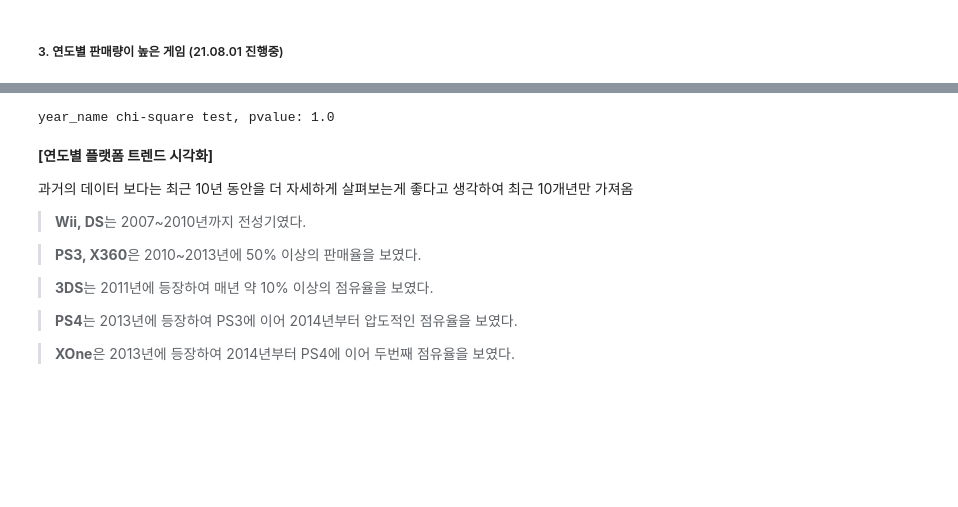
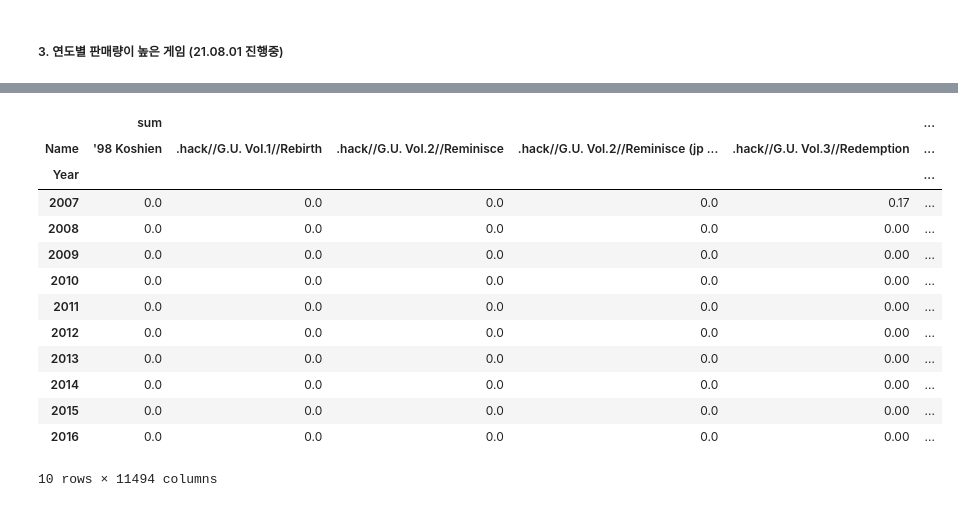
Before and after one commit to jiho-kang/Data_Analysis_Project, a Jupyter notebook: Video Game Sales/data_analysis_for_new_game_launching.ipynb, the cells around one changed output, grey strips where cells are left out. Cells and saved outputs as stored; diff of their text form; code cells hidden in the pictures; blank space fills up the shorter version.

```diff
--- a/Video Game Sales/data_analysis_for_new_game_launching.ipynb
+++ b/Video Game Sales/data_analysis_for_new_game_launching.ipynb
@@ -556,25 +781,20 @@ plt.show();
 # %%
-from scipy.stats import chi2_contingency
-
-# 연도 x 플랫폼 데이터 생성
-year_name = pd.DataFrame(df.pivot_table(index='Name',columns='Year',values='Total_Sales',aggfunc=['sum'], fill_value=0, margins=True))
-
-# chi-square test 실행
-year_name_chi2 = chi2_contingency(year_name,correction=False)
-print('year_name chi-square test, pvalue:', year_name_chi2[1])
+year_name = pd.DataFrame(df.pivot_table(index='Year',columns='Name',values='Total_Sales',aggfunc=['sum'], fill_value=0, margins=True))
+year_name = year_name.iloc[-13:-3]
+year_name.T
+year_name
 # %% [output]
+|  | sum |  |  |  |  | ... |
+| Name | '98 Koshien | .hack//G.U. Vol.1//Rebirth | .hack//G.U. Vol.2//Reminisce | .hack//G.U. Vol.2//Reminisce (jp ... | .hack//G.U. Vol.3//Redemption | ... |
+| Year |  |  |  |  |  | ... |
+| 2007 | 0.0 | 0.0 | 0.0 | 0.0 | 0.17 | ... |
+| 2008 | 0.0 | 0.0 | 0.0 | 0.0 | 0.00 | ... |
+| 2009 | 0.0 | 0.0 | 0.0 | 0.0 | 0.00 | ... |
+| 2010 | 0.0 | 0.0 | 0.0 | 0.0 | 0.00 | ... |
+| 2011 | 0.0 | 0.0 | 0.0 | 0.0 | 0.00 | ... |
+| 2012 | 0.0 | 0.0 | 0.0 | 0.0 | 0.00 | ... |
+| 2013 | 0.0 | 0.0 | 0.0 | 0.0 | 0.00 | ... |
+| 2014 | 0.0 | 0.0 | 0.0 | 0.0 | 0.00 | ... |
+| 2015 | 0.0 | 0.0 | 0.0 | 0.0 | 0.00 | ... |
+| 2016 | 0.0 | 0.0 | 0.0 | 0.0 | 0.00 | ... |
-year_name chi-square test, pvalue: 1.0
+10 rows × 11494 columns
-# %% [markdown]
-**[연도별 플랫폼 트렌드 시각화]**
-
-과거의 데이터 보다는 최근 10년 동안을 더 자세하게 살펴보는게 좋다고 생각하여 최근 10개년만 가져옴
-
-> **Wii, DS**는 2007~2010년까지 전성기였다.
-
-> **PS3, X360**은 2010~2013년에 50% 이상의 판매율을 보였다.
-
-> **3DS**는 2011년에 등장하여 매년 약 10% 이상의 점유율을 보였다.
-
-> **PS4**는 2013년에 등장하여 PS3에 이어 2014년부터 압도적인 점유율을 보였다.
-
-> **XOne**은 2013년에 등장하여 2014년부터 PS4에 이어 두번째 점유율을 보였다.
```
Also changed, not shown: parts of 22 cells of this notebook.
